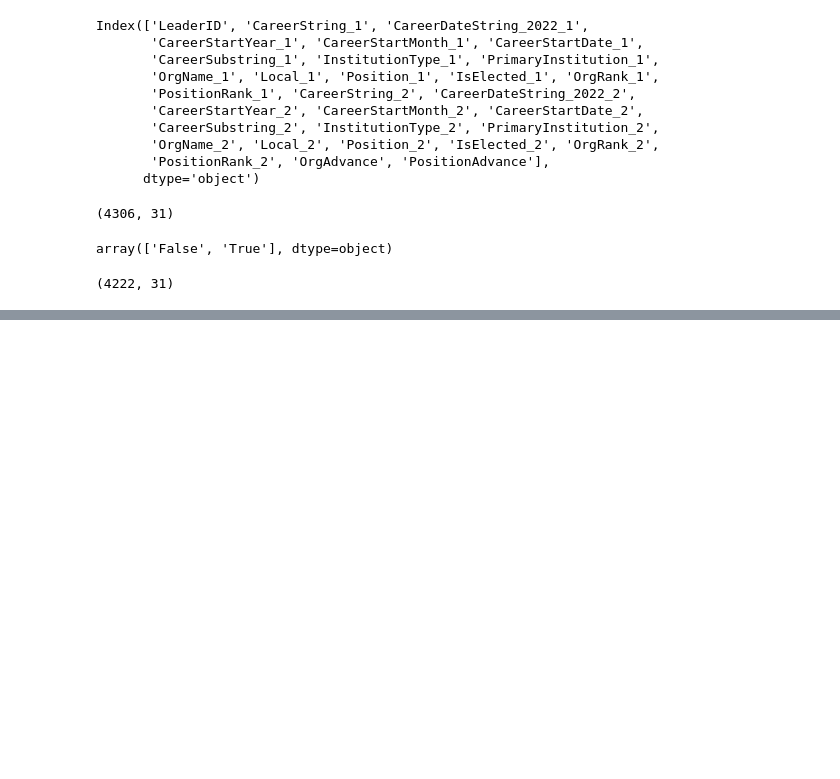
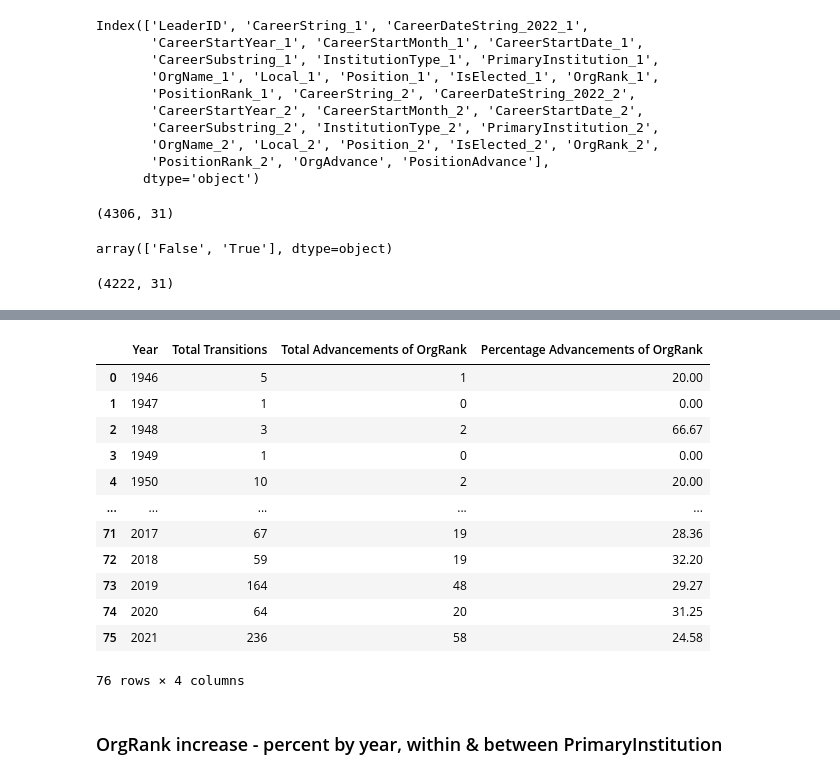
Before and after one commit to seouljake/nkelites, a Jupyter notebook: scripts/3 scripts - anaylsis/2023.10.04 Research Note/stats3_analysis_trans.ipynb, the cells around one changed output, grey strips where cells are left out. Saved outputs shown, nothing was run; the diff lists cells and outputs as text; code cells hidden in the pictures; blank space fills up the shorter version.

```diff
--- a/scripts/3 scripts - anaylsis/2023.10.04 Research Note/stats3_analysis_trans.ipynb
+++ b/scripts/3 scripts - anaylsis/2023.10.04 Research Note/stats3_analysis_trans.ipynb
@@ -199,0 +302,23 @@ trans2.shape
+# %%
+stat1_columns = ["CareerStartYear_2","OrgAdvanceYes"]
+stat1_groupby_columns = ["CareerStartYear_2"]
+stat1_label_columns = ["Year","Total Transitions","Total Advancements of OrgRank"]
+# %%
+stat1 = trans2[stat1_columns].groupby(stat1_groupby_columns,as_index=False)["OrgAdvanceYes"].agg({"Total Transitions":"count","Total Advancements of OrgRank":"sum"})
+stat1.columns = stat1_label_columns
+stat1["Percentage Advancements of OrgRank"] = stat1.apply(lambda x: round(x["Total Advancements of OrgRank"] / x["Total Transitions"] * 100,2) if x["Total Transitions"] > 0 else np.nan,axis=1)
+stat1
+# %% [output]
+|  | Year | Total Transitions | Total Advancements of OrgRank | Percentage Advancements of OrgRank |
+| 0 | 1946 | 5 | 1 | 20.00 |
+| 1 | 1947 | 1 | 0 | 0.00 |
+| 2 | 1948 | 3 | 2 | 66.67 |
+| 3 | 1949 | 1 | 0 | 0.00 |
+| 4 | 1950 | 10 | 2 | 20.00 |
+| ... | ... | ... | ... | ... |
+| 71 | 2017 | 67 | 19 | 28.36 |
+| 72 | 2018 | 59 | 19 | 32.20 |
+| 73 | 2019 | 164 | 48 | 29.27 |
+| 74 | 2020 | 64 | 20 | 31.25 |
+| 75 | 2021 | 236 | 58 | 24.58 |
+76 rows × 4 columns
@@ -199,0 +328,2 @@ trans2.shape
+# %% [markdown]
+### OrgRank increase - percent by year, within & between PrimaryInstitution
```
Also changed, not shown: parts of 44 cells of this notebook, 2 other files.
